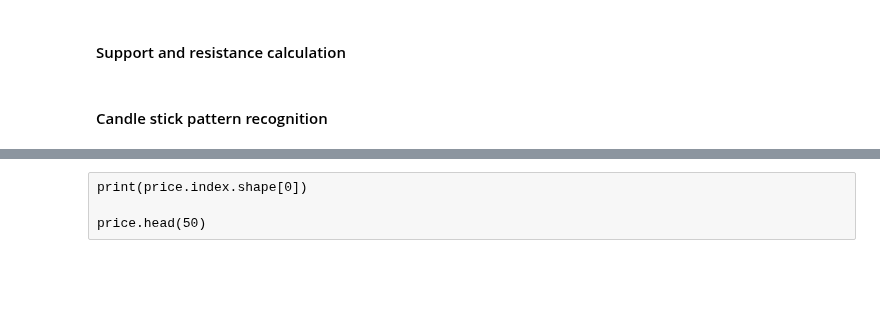
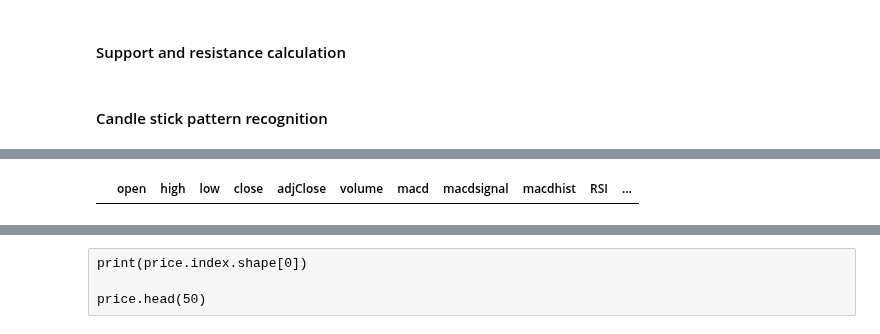
Before and after one commit to suhansaha/freedom, a Jupyter notebook: MACD_plotly.ipynb, the cells around one changed output, grey strips where cells are left out. Saved outputs shown, nothing was run; the diff lists cells and outputs as text; code cells hidden in the pictures; blank space fills up the shorter version.

```diff
--- a/MACD_plotly.ipynb
+++ b/MACD_plotly.ipynb
@@ -24,5 +24,17 @@ from plotly import tools
 from plotly.offline import download_plotlyjs, init_notebook_mode, plot, iplot
 
 init_notebook_mode(connected=True)
+# %%
+max_holding = 100
+
+source = "CSV"
+
+symbol = 'NSE/TCS'
+
+# filter
+days = 30 * 12
+
+# frequency
+freq = "1D"
 # %% [markdown]
 ### Convert tick data to OHLC
@@ -85,7 +82,7 @@ if source == "CSV":
     #Convert date from string to date format if required - uncomment below line
     df.index = [dt.datetime.strptime(date, '%Y-%m-%d') for date in df.index]
 
-    price = pd.DataFrame({'open':df["Open"],'high':df["High"],'low':df["Low"],'close':df["Close"],'adjClose':df["Adj Close"],"volume":df["Volume"]})
+    rawData = pd.DataFrame({'open':df["Open"],'high':df["High"],'low':df["Low"],'close':df["Close"],'adjClose':df["Adj Close"],"volume":df["Volume"]})
 # %% [raw]
 #Fetch Data and pre-process data - Source:Quandl: NSE
 if source == "Quandl":
@@ -112,6 +104,6 @@ price.head()
 # %%
 #Clean up and filter data
-price = price[price.index> dt.datetime(2018,1,1)]
+price = rawData[rawData.index> dt.datetime.now() - dt.timedelta(days = days)]
 #price = price.iloc[::-1]
 price = price.dropna()
 close = price["adjClose"].values
@@ -117,0 +112,5 @@ close = price["adjClose"].values
+# %%
+price = price.resample(freq).agg({'open':{'open':'first'},'high':{'high':'max'},'low':{'low':'min'},'close':{'close':'last'},'adjClose':{'adjClose':'last'},'volume':{'volume':'sum'}})
+
+price.dropna(inplace=True)
+price.columns = price.columns.droplevel()
@@ -228,0 +169,6 @@ CDL3LINESTRIKE
+# %%
+from talib import CDLABANDONEDBABY, CDL3BLACKCROWS,CDLDOJI, CDLDOJISTAR, CDLDRAGONFLYDOJI,CDLENGULFING,CDLEVENINGDOJISTAR,CDLEVENINGSTAR, CDLGRAVESTONEDOJI, CDLHAMMER, CDLHANGINGMAN,CDLHARAMI,CDLHARAMICROSS,CDLINVERTEDHAMMER,CDLMARUBOZU,CDLMORNINGDOJISTAR,CDLMORNINGSTAR,CDLSHOOTINGSTAR,CDLSPINNINGTOP,CDL3BLACKCROWS, CDL3LINESTRIKE
+
+price[CDLABANDONEDBABY(price.open, price.high, price.low, price.close) != 0]
+# %% [output]
+|  | open | high | low | close | adjClose | volume | macd | macdsignal | macdhist | RSI | ... |
```
Also changed, not shown: parts of 25 cells of this notebook.
